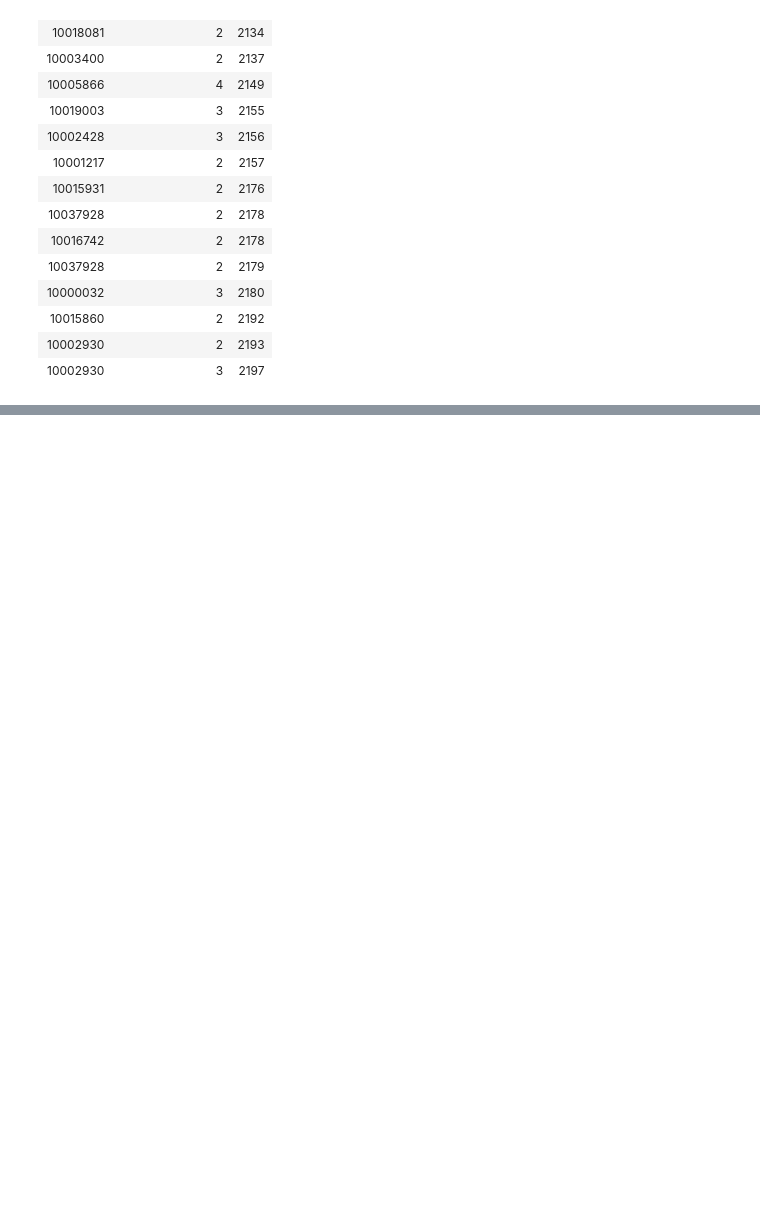
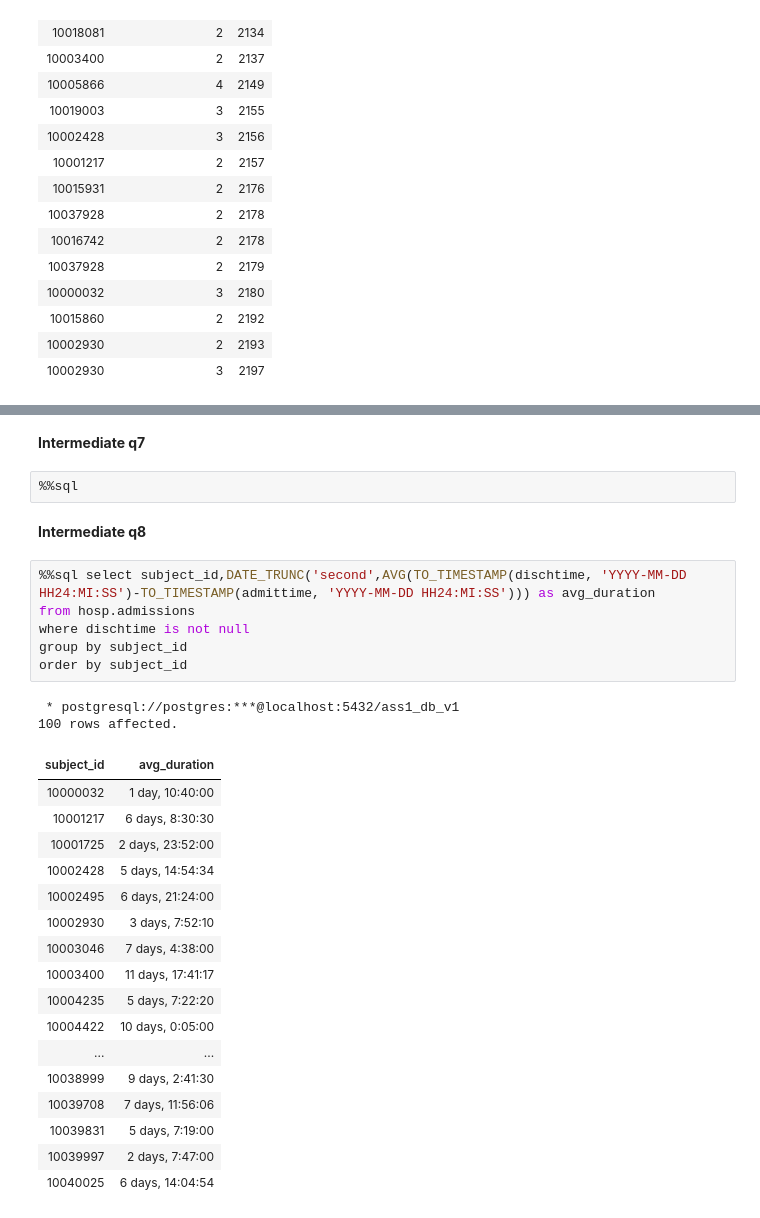
Before and after one commit to sarthak-panda/Sem6, a Jupyter notebook: COL362/Assignments/A1/rough.ipynb, the cells around one changed output, grey strips where cells are left out. Saved outputs shown, nothing was run; the diff lists cells and outputs as text; blank space fills up the shorter version.

```diff
--- a/COL362/Assignments/A1/rough.ipynb
+++ b/COL362/Assignments/A1/rough.ipynb
@@ -297,0 +456,32 @@ order by year,count_admissions desc
+# %% [markdown]
+**Intermediate q7**
+# %%
+%%sql
+# %% [markdown]
+**Intermediate q8**
+# %%
+%%sql select subject_id,DATE_TRUNC('second',AVG(TO_TIMESTAMP(dischtime, 'YYYY-MM-DD HH24:MI:SS')-TO_TIMESTAMP(admittime, 'YYYY-MM-DD HH24:MI:SS'))) as avg_duration
+from hosp.admissions
+where dischtime is not null
+group by subject_id
+order by subject_id
+# %% [output]
+ * postgresql://postgres:***@localhost:5432/ass1_db_v1
+100 rows affected.
+| subject_id | avg_duration |
+| 10000032 | 1 day, 10:40:00 |
+| 10001217 | 6 days, 8:30:30 |
+| 10001725 | 2 days, 23:52:00 |
+| 10002428 | 5 days, 14:54:34 |
+| 10002495 | 6 days, 21:24:00 |
+| 10002930 | 3 days, 7:52:10 |
+| 10003046 | 7 days, 4:38:00 |
+| 10003400 | 11 days, 17:41:17 |
+| 10004235 | 5 days, 7:22:20 |
+| 10004422 | 10 days, 0:05:00 |
+| ... | ... |
+| 10038999 | 9 days, 2:41:30 |
+| 10039708 | 7 days, 11:56:06 |
+| 10039831 | 5 days, 7:19:00 |
+| 10039997 | 2 days, 7:47:00 |
+| 10040025 | 6 days, 14:04:54 |
```
Also changed, not shown: parts of 9 cells of this notebook.
